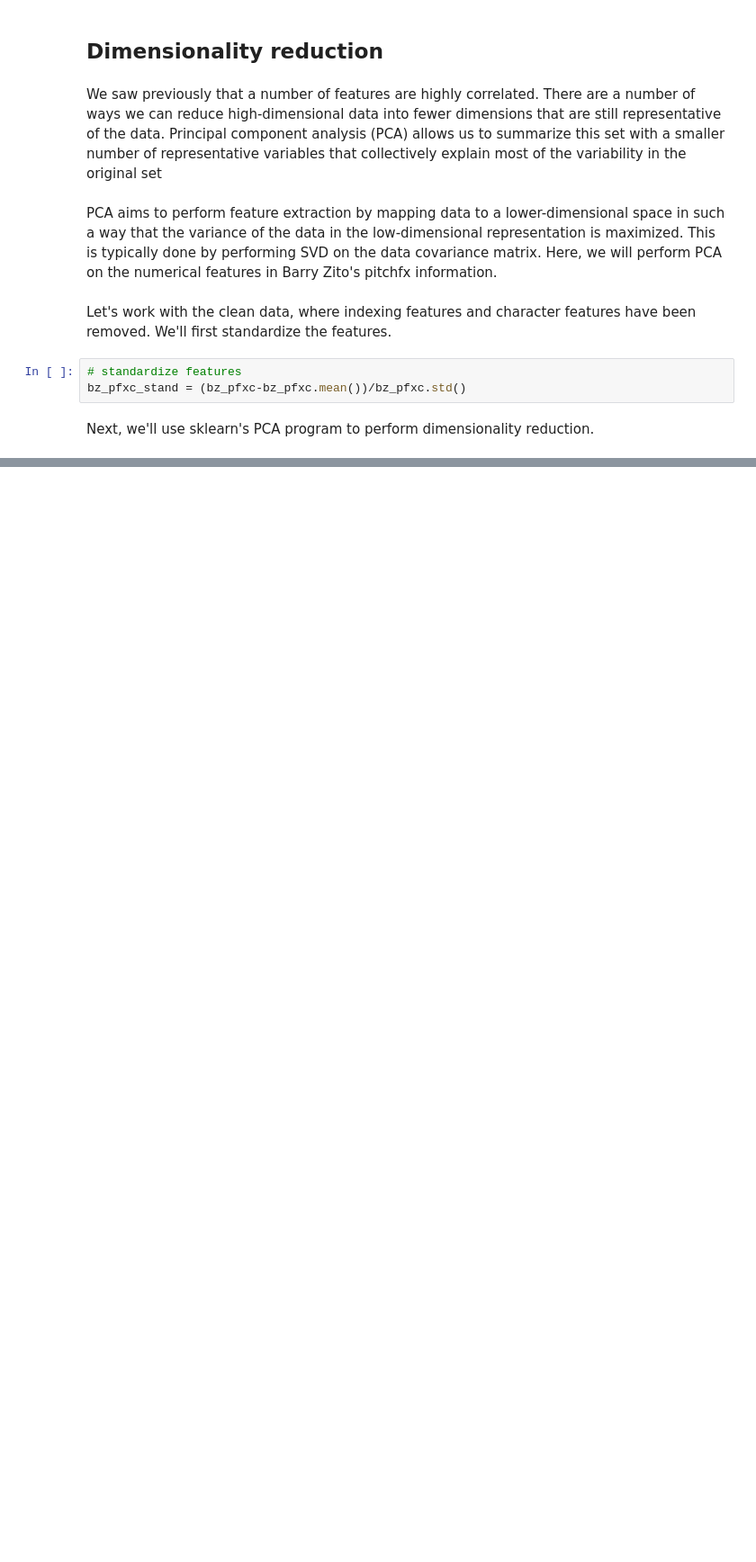
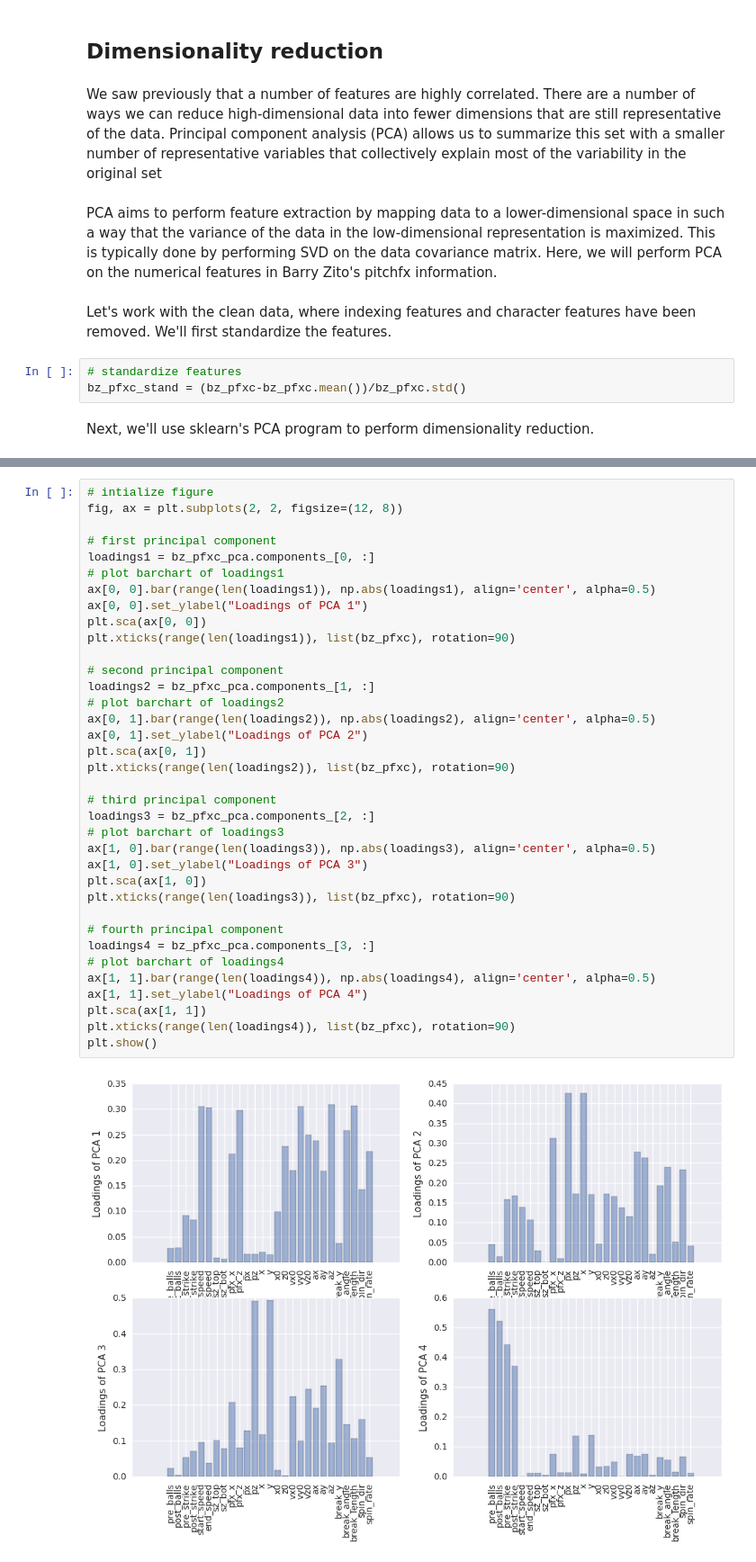
Before and after one commit to jasonpchang/pitchfx_sql, a Jupyter notebook: Notebooks/eda.ipynb, the cells around one changed output, grey strips where cells are left out. Shown at 90% size. Saved outputs shown, nothing was run; the diff lists cells and outputs as text; blank space fills up the shorter version.

```diff
--- a/Notebooks/eda.ipynb
+++ b/Notebooks/eda.ipynb
@@ -416,0 +447,38 @@ import sklearn.decomposition.PCA as PCA
+# %%
+# intialize figure
+fig, ax = plt.subplots(2, 2, figsize=(12, 8))
+
+# first principal component
+loadings1 = bz_pfxc_pca.components_[0, :]
+# plot barchart of loadings1
+ax[0, 0].bar(range(len(loadings1)), np.abs(loadings1), align='center', alpha=0.5)
+ax[0, 0].set_ylabel("Loadings of PCA 1")
+plt.sca(ax[0, 0])
+plt.xticks(range(len(loadings1)), list(bz_pfxc), rotation=90)
+
+# second principal component
+loadings2 = bz_pfxc_pca.components_[1, :]
+# plot barchart of loadings2
+ax[0, 1].bar(range(len(loadings2)), np.abs(loadings2), align='center', alpha=0.5)
+ax[0, 1].set_ylabel("Loadings of PCA 2")
+plt.sca(ax[0, 1])
+plt.xticks(range(len(loadings2)), list(bz_pfxc), rotation=90)
+
+# third principal component
+loadings3 = bz_pfxc_pca.components_[2, :]
+# plot barchart of loadings3
+ax[1, 0].bar(range(len(loadings3)), np.abs(loadings3), align='center', alpha=0.5)
+ax[1, 0].set_ylabel("Loadings of PCA 3")
+plt.sca(ax[1, 0])
+plt.xticks(range(len(loadings3)), list(bz_pfxc), rotation=90)
+
+# fourth principal component
+loadings4 = bz_pfxc_pca.components_[3, :]
+# plot barchart of loadings4
+ax[1, 1].bar(range(len(loadings4)), np.abs(loadings4), align='center', alpha=0.5)
+ax[1, 1].set_ylabel("Loadings of PCA 4")
+plt.sca(ax[1, 1])
+plt.xticks(range(len(loadings4)), list(bz_pfxc), rotation=90)
+plt.show()
+# %% [output]
+[figure, added]
```
Also changed, not shown: parts of 10 cells of this notebook.
